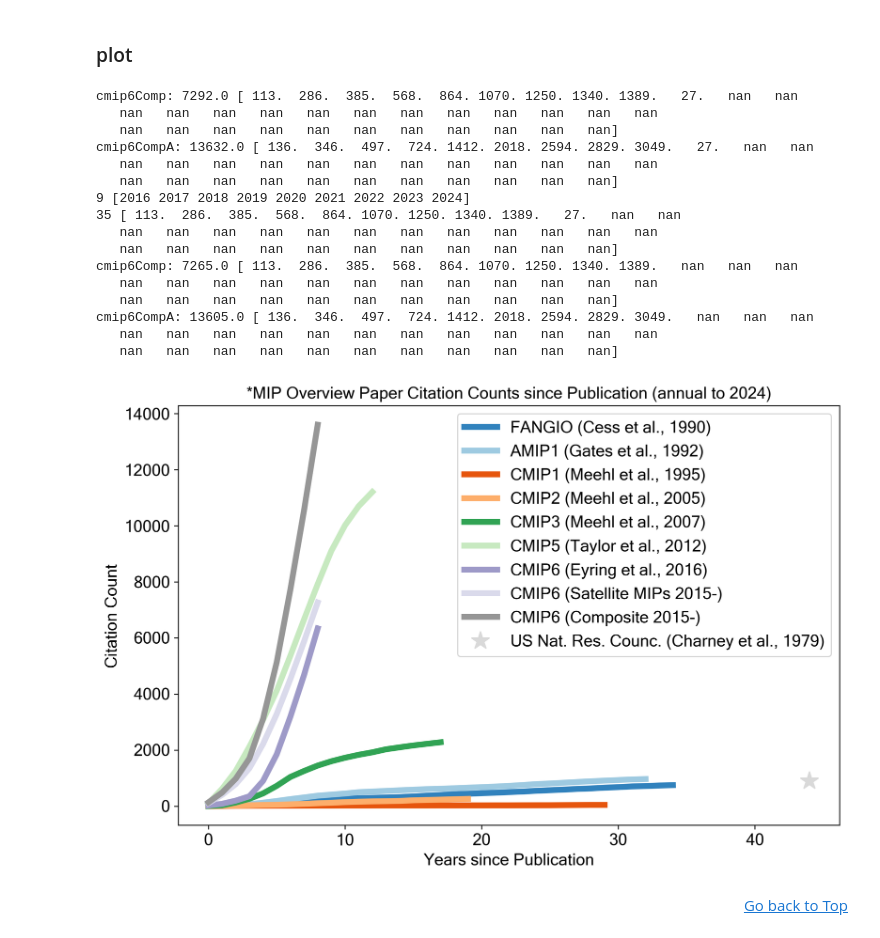
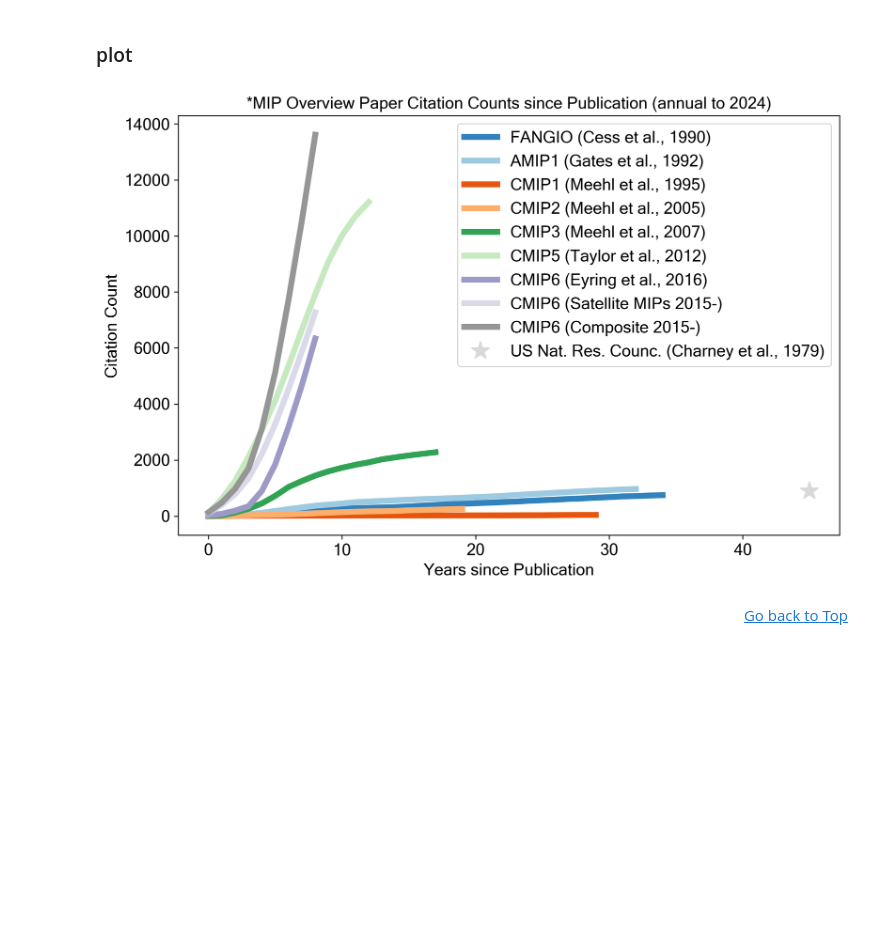
Before and after one commit to durack1/CMIPSummary, a Jupyter notebook: figuresAndTables.ipynb, the cells around one changed output. Drawn from its saved outputs; the diff is of its cells as text; code cells hidden in the pictures; blank space fills up the shorter version.

Commit message:
extend citation grab to currentYr/2025 (fix #2)

```diff
--- a/figuresAndTables.ipynb
+++ b/figuresAndTables.ipynb
@@ -386,7 +386,7 @@ dateList[0]: 2018-07-02
 %%time
 # create a filled pad list based on FANGIO 1990 published, 1991 citation to present
 currentYr = datetime.date.today().year
-tmp = np.arange(1990, currentYr)  # 1990:2024
+tmp = np.arange(1990, currentYr+1)  # 1990:2025
 citingYrsPad = [np.nan]*len(tmp)
 print("len(citingYrsPad):", len(citingYrsPad), "len(tmp):", len(tmp))
 
@@ -540,4 +540,16 @@ Wall time: 20 s
 # %%
+# back fill gsch data from 250124a.json
+with open("250124a.json", "r") as f:
+    oldDic = json.load(f)
+
+print("Charney old:", dataDic["charneyG"]["gsch"])
+print("amip1 old:", dataDic["amip1"]["gsch"])
+for count, key in enumerate(oldDic.keys()):
+    print(count, key, oldDic[key]["gsch"])
+    dataDic[key]["gsch"] = oldDic[key]["gsch"]
+print("Charney new:", dataDic["charneyG"]["gsch"])
+print("amip1 new:", dataDic["amip1"]["gsch"])
+
 # write data to tmp.json - for reuse and testing
 outJson = "".join([dateFormat, "b", ".json"])
 with open(outJson, "w") as f:
@@ -608,16 +638,32 @@ cmip6CompA = np.nansum([dataDic["cmip6"]["wosPad"], cmip6Comp], 0)
 cmip6Comp = np.array(cmip6Comp)
 cmip6Comp = np.where(cmip6Comp == 0.0, np.nan, cmip6Comp)
 cmip6CompA = np.where(cmip6CompA == 0.0, np.nan, cmip6CompA)
-print("cmip6Comp:", np.nansum(cmip6Comp), cmip6Comp)
-print("cmip6CompA:", np.nansum(cmip6CompA), cmip6CompA)
+# print("cmip6Comp:", np.nansum(cmip6Comp), cmip6Comp)
+# print("cmip6CompA:", np.nansum(cmip6CompA), cmip6CompA)
 # cleanup leaked 2025 values - cause of flat last years (cmip6)
 yrs = np.arange(2016, 2025)
-print(len(yrs), yrs)
-print(len(cmip6Comp), cmip6Comp)
-cmip6Comp[9] = np.nan  # 10 = 2025
-cmip6CompA[9] = np.nan
-print("cmip6Comp:", np.nansum(cmip6Comp), cmip6Comp)
-print("cmip6CompA:", np.nansum(cmip6CompA), cmip6CompA)
+# print(len(yrs), yrs)
+# print(len(cmip6Comp), cmip6Comp)
+
+# trim off currentYr/2025 value for all entries
+fangio = dataDic["fangio"]["wosPad"]
+fangio[currentYr-1990] = np.nan
+amip1 = dataDic["amip1"]["wosPad"]
+amip1[currentYr-1992] = np.nan
+cmip1 = dataDic["cmip1"]["wosPad"]
+cmip1[currentYr-1995] = np.nan
+cmip2 = dataDic["cmip2"]["wosPad"]
+cmip2[currentYr-2005] = np.nan
+cmip3 = dataDic["cmip3"]["wosPad"]
+cmip3[currentYr-2007] = np.nan
+cmip5 = dataDic["cmip5"]["wosPad"]
+cmip5[currentYr-2012] = np.nan  # 13 = 2025
+cmip6 = dataDic["cmip6"]["wosPad"]
+cmip6[currentYr-2016] = np.nan  # 9 = 2025
+cmip6Comp[currentYr-2016] = np.nan
+cmip6CompA[currentYr-2016] = np.nan
+# print("cmip6Comp:", np.nansum(cmip6Comp), cmip6Comp)
+# print("cmip6CompA:", np.nansum(cmip6CompA), cmip6CompA)
 
 # initialize canvas
 fig, ax = plt.subplots(figsize=(9, 6), dpi=300)
@@ -625,20 +671,20 @@ fig, ax = plt.subplots(figsize=(9, 6), dpi=300)
 # plot from year 1
 line0 = plt.plot(
     yrSincePublication,
-    np.cumsum(dataDic["fangio"]["wosPad"]),
+    np.cumsum(fangio),
     linewidth=lineWidth,
     label="FANGIO (Cess et al., 1990)",
 )  #
 # lineA = plt.plot(yrSincePublication, np.cumsum(dataDic["ar1"]["wosPad"]), linewidth=lineWidth, label="FAR (Gates et al., 1990)") # 55 - missing most years
 line1 = plt.plot(
     yrSincePublication,
-    np.cumsum(dataDic["amip1"]["wosPad"]),
+    np.cumsum(amip1),
     linewidth=lineWidth,
     label="AMIP1 (Gates et al., 1992)",
 )  #
 line2 = plt.plot(
     yrSincePublication,
-    np.cumsum(dataDic["cmip1"]["wosPad"]),
+    np.cumsum(cmip1),
     linewidth=lineWidth,
     label="CMIP1 (Meehl et al., 1995)",
 )  #
@@ -646,27 +692,27 @@ line2 = plt.plot(
 # lineC = plt.plot(yrSincePublication, np.cumsum(dataDic["ar3"]["wosPad"]), linewidth=lineWidth, label="TAR (McAvaney et al., 2001)") # 154 - missing most years
 line3 = plt.plot(
     yrSincePublication,
-    np.cumsum(dataDic["cmip2"]["wosPad"]),
+    np.cumsum(cmip2),
     linewidth=lineWidth,
     label="CMIP2 (Meehl et al., 2005)",
 )  #
 line4 = plt.plot(
     yrSincePublication,
-    np.cumsum(dataDic["cmip3"]["wosPad"]),
+    np.cumsum(cmip3),
     linewidth=lineWidth,
     label="CMIP3 (Meehl et al., 2007)",
 )  #
 # lineD = plt.plot(yrSincePublication, np.cumsum(dataDic["ar4"]["wosPad"]), linewidth=lineWidth, label="AR4 (Randall et al., 2007)") # 292 - missing most years
 line5 = plt.plot(
     yrSincePublication,
-    np.cumsum(dataDic["cmip5"]["wosPad"]),
+    np.cumsum(cmip5),
     linewidth=lineWidth,
     label="CMIP5 (Taylor et al., 2012)",
 )  #
 # lineE = plt.plot(yrSincePublication, np.cumsum(dataDic["ar5"]["wosPad"]), linewidth=lineWidth, label="AR5 (Flato et al., 2013)") # 974 - missing most years
 line6 = plt.plot(
     yrSincePublication,
-    np.cumsum(dataDic["cmip6"]["wosPad"]),
+    np.cumsum(cmip6),
     linewidth=lineWidth,
     label="CMIP6 (Eyring et al., 2016)",
 )  #
@@ -683,7 +729,7 @@ line8 = plt.plot(
     label="CMIP6 (Composite 2015-)",
 )
 star0 = plt.plot(
-    2023 - 1979,
+    2024 - 1979,
     dataDic["charneyG"]["gsch"],
     marker="*",
     markersize=16,
@@ -692,50 +738,34 @@ star0 = plt.plot(
 )  #
 
 updateLineColours(ax, cm)  # update colour palette
 
 # pretty things up - add text for labels, title, custom x-axis tick labels, etc.
 ax.set_title(
     "".join(
         [
             "*MIP Overview Paper Citation Counts since Publication (annual to ",
             str(currentYr - 1),
             ")",
         ]
     ),
     fontname=fontName,
     fontsize=fontSize,
 )
 ax.set_ylabel("Citation Count", fontname=fontName, fontsize=fontSize)
 plt.yticks(fontname=fontName, fontsize=fontSize)
 ax.set_xlabel("Years since Publication", fontname=fontName, fontsize=fontSize)
 plt.xticks(fontname=fontName, fontsize=fontSize)
 ax.legend(prop={"family": fontName, "size": fontSize})
 # plt.text(42, -270, ' '.join([timeFormat]), fontsize=5). # dob timestamp
 
 # fill canvas
 fig.tight_layout()
 
 # display, save, close
 plt.show()
 fig.savefig("_".join([timeFormat, "Fig3.svg"]), format="svg")
 # %% [output]
-cmip6Comp: 7292.0 [ 113.  286.  385.  568.  864. 1070. 1250. 1340. 1389.   27.   nan   nan
-   nan   nan   nan   nan   nan   nan   nan   nan   nan   nan   nan   nan
-   nan   nan   nan   nan   nan   nan   nan   nan   nan   nan   nan]
-cmip6CompA: 13632.0 [ 136.  346.  497.  724. 1412. 2018. 2594. 2829. 3049.   27.   nan   nan
-   nan   nan   nan   nan   nan   nan   nan   nan   nan   nan   nan   nan
-   nan   nan   nan   nan   nan   nan   nan   nan   nan   nan   nan]
-9 [2016 2017 2018 2019 2020 2021 2022 2023 2024]
-35 [ 113.  286.  385.  568.  864. 1070. 1250. 1340. 1389.   27.   nan   nan
-   nan   nan   nan   nan   nan   nan   nan   nan   nan   nan   nan   nan
-   nan   nan   nan   nan   nan   nan   nan   nan   nan   nan   nan]
-cmip6Comp: 7265.0 [ 113.  286.  385.  568.  864. 1070. 1250. 1340. 1389.   nan   nan   nan
-   nan   nan   nan   nan   nan   nan   nan   nan   nan   nan   nan   nan
-   nan   nan   nan   nan   nan   nan   nan   nan   nan   nan   nan]
-cmip6CompA: 13605.0 [ 136.  346.  497.  724. 1412. 2018. 2594. 2829. 3049.   nan   nan   nan
-   nan   nan   nan   nan   nan   nan   nan   nan   nan   nan   nan   nan
-   nan   nan   nan   nan   nan   nan   nan   nan   nan   nan   nan]
-[figure, old version]
+[figure, new version]
 # %% [markdown]
 <div align=right>
 <a href=figuresAndTables.ipynb#top>Go back to Top</a>
```
Also changed, not shown: parts of 7 cells of this notebook, 1 other file.
